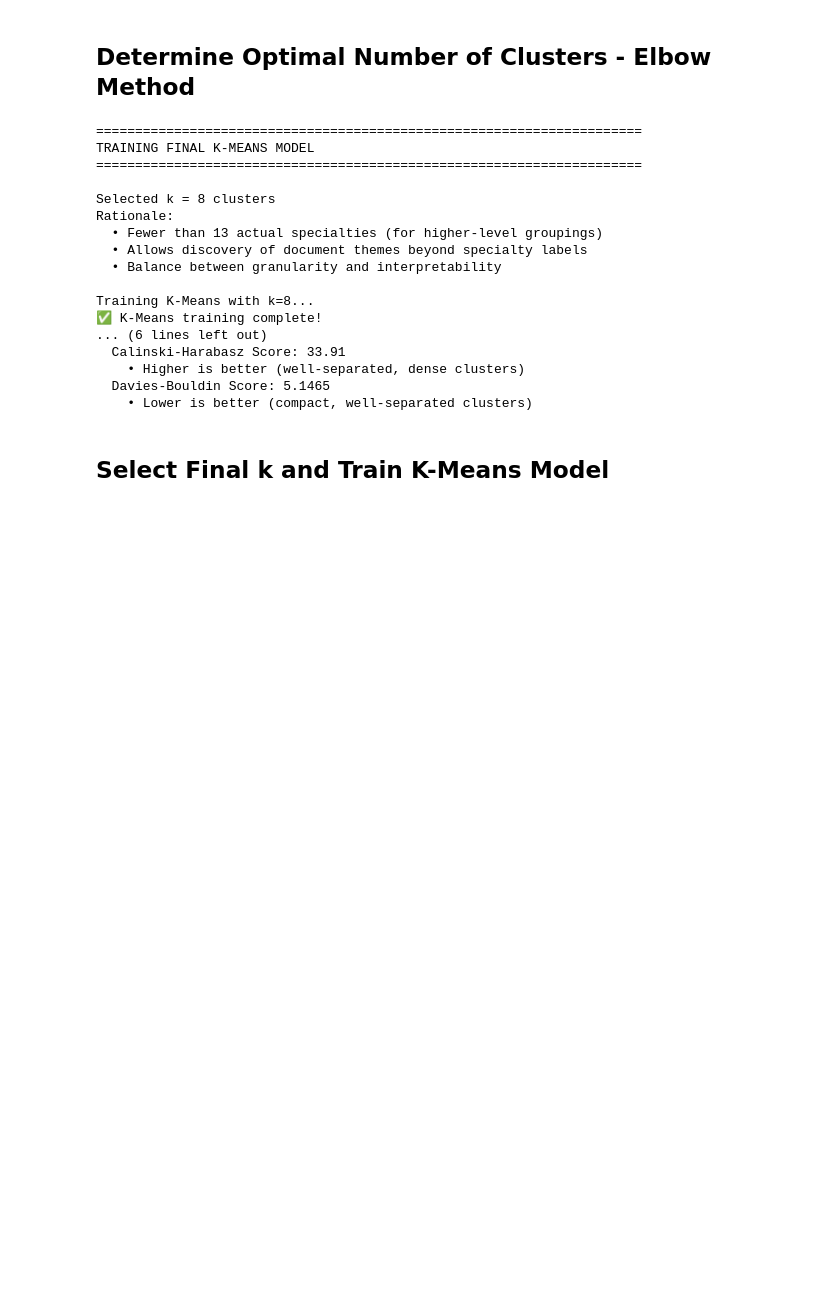
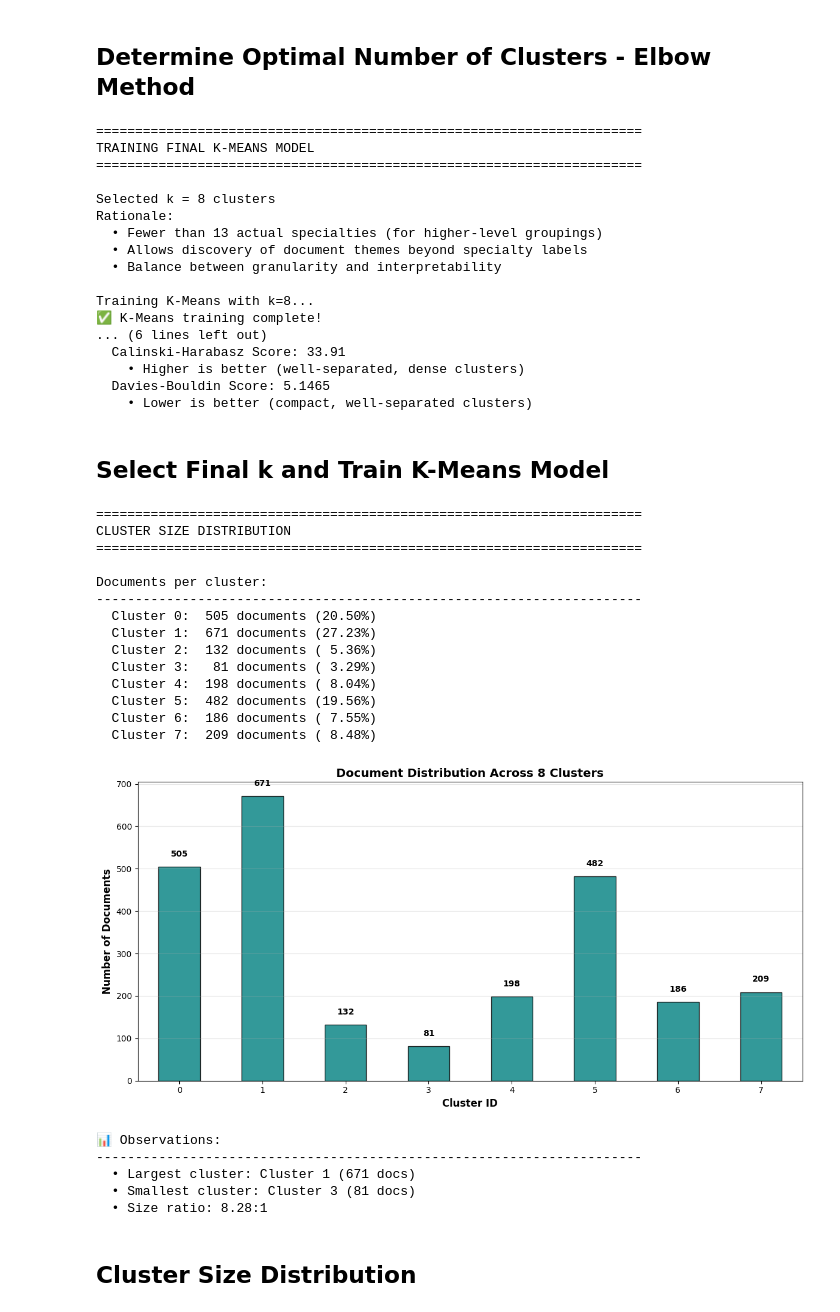
Before and after one commit to DasunNirmal/medical-ml-final-project, a Jupyter notebook: notebooks/3_clustering_analysis.ipynb, the cells around one changed output. Drawn from its saved outputs; the diff is of its cells as text; code cells hidden in the pictures; blank space fills up the shorter version.

```diff
--- a/notebooks/3_clustering_analysis.ipynb
+++ b/notebooks/3_clustering_analysis.ipynb
@@ -284,3 +284,68 @@ Training K-Means with k=8...
 ## Select Final k and Train K-Means Model
 <!-- Purpose: Train final clustering model with chosen k value
 Balance between granularity and interpretability -->
+# %%
+print("\n" + "="*70)
+print("CLUSTER SIZE DISTRIBUTION")
+print("="*70)
+
+# Count documents per cluster
+cluster_counts = pd.Series(cluster_labels).value_counts().sort_index()
+
+print(f"\nDocuments per cluster:")
+print("-"*70)
+for cluster_id, count in cluster_counts.items():
+    percentage = (count / len(all_df)) * 100
+    print(f"  Cluster {cluster_id}: {count:4d} documents ({percentage:5.2f}%)")
+
+# Visualize cluster sizes
+plt.figure(figsize=(12, 6))
+cluster_counts.plot(kind='bar', color='teal', alpha=0.8, edgecolor='black')
+plt.title(f'Document Distribution Across {chosen_k} Clusters',
+          fontsize=14, fontweight='bold')
+plt.xlabel('Cluster ID', fontsize=12, fontweight='bold')
+plt.ylabel('Number of Documents', fontsize=12, fontweight='bold')
+plt.xticks(rotation=0)
+plt.grid(axis='y', alpha=0.3)
+
+# Add value labels on bars
+for i, count in enumerate(cluster_counts):
+    plt.text(i, count + 20, str(count), ha='center', va='bottom', fontweight='bold')
+
+plt.tight_layout()
+plt.show()
+
+# Identify largest and smallest clusters
+largest_cluster = cluster_counts.idxmax()
+smallest_cluster = cluster_counts.idxmin()
+
+print(f"\n📊 Observations:")
+print("-"*70)
+print(f"  • Largest cluster: Cluster {largest_cluster} ({cluster_counts[largest_cluster]} docs)")
+print(f"  • Smallest cluster: Cluster {smallest_cluster} ({cluster_counts[smallest_cluster]} docs)")
+print(f"  • Size ratio: {cluster_counts[largest_cluster] / cluster_counts[smallest_cluster]:.2f}:1")
+# %% [output]
+======================================================================
+CLUSTER SIZE DISTRIBUTION
+======================================================================
+
+Documents per cluster:
+----------------------------------------------------------------------
+  Cluster 0:  505 documents (20.50%)
+  Cluster 1:  671 documents (27.23%)
+  Cluster 2:  132 documents ( 5.36%)
+  Cluster 3:   81 documents ( 3.29%)
+  Cluster 4:  198 documents ( 8.04%)
+  Cluster 5:  482 documents (19.56%)
+  Cluster 6:  186 documents ( 7.55%)
+  Cluster 7:  209 documents ( 8.48%)
+[figure, added]
+📊 Observations:
+----------------------------------------------------------------------
+  • Largest cluster: Cluster 1 (671 docs)
+  • Smallest cluster: Cluster 3 (81 docs)
+  • Size ratio: 8.28:1
+# %% [markdown]
+## Cluster Size Distribution
+<!-- Purpose: Understand how documents are distributed across clusters
+Identifies dominant themes vs niche topics -->
```
Also changed, not shown: parts of 14 cells of this notebook.
